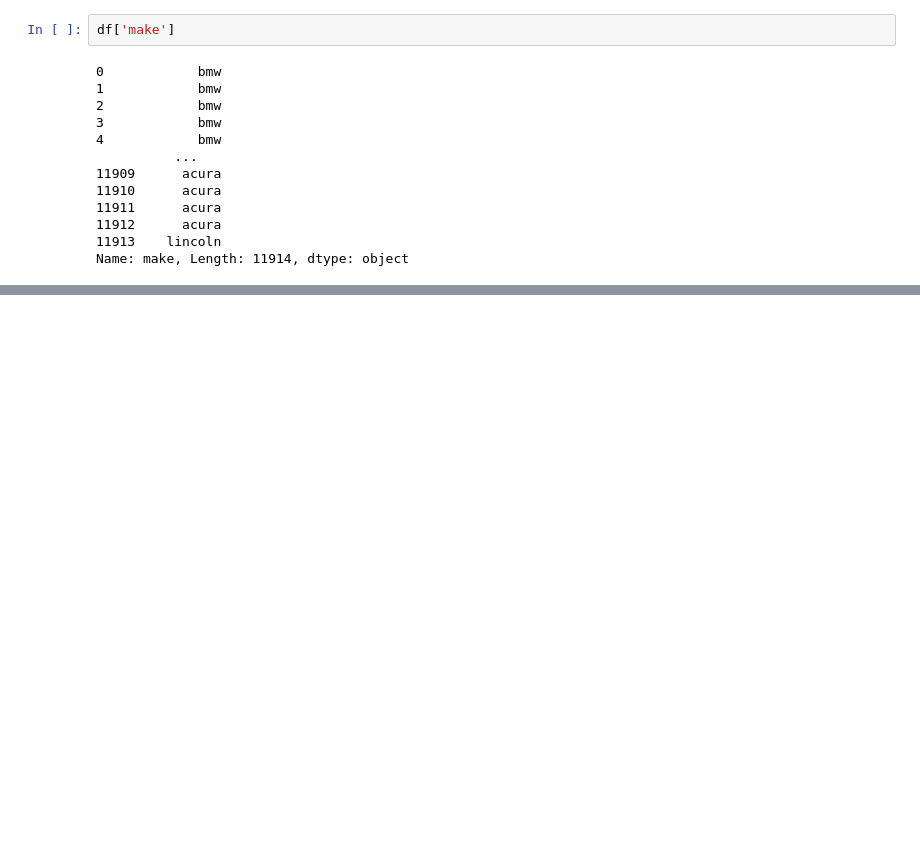
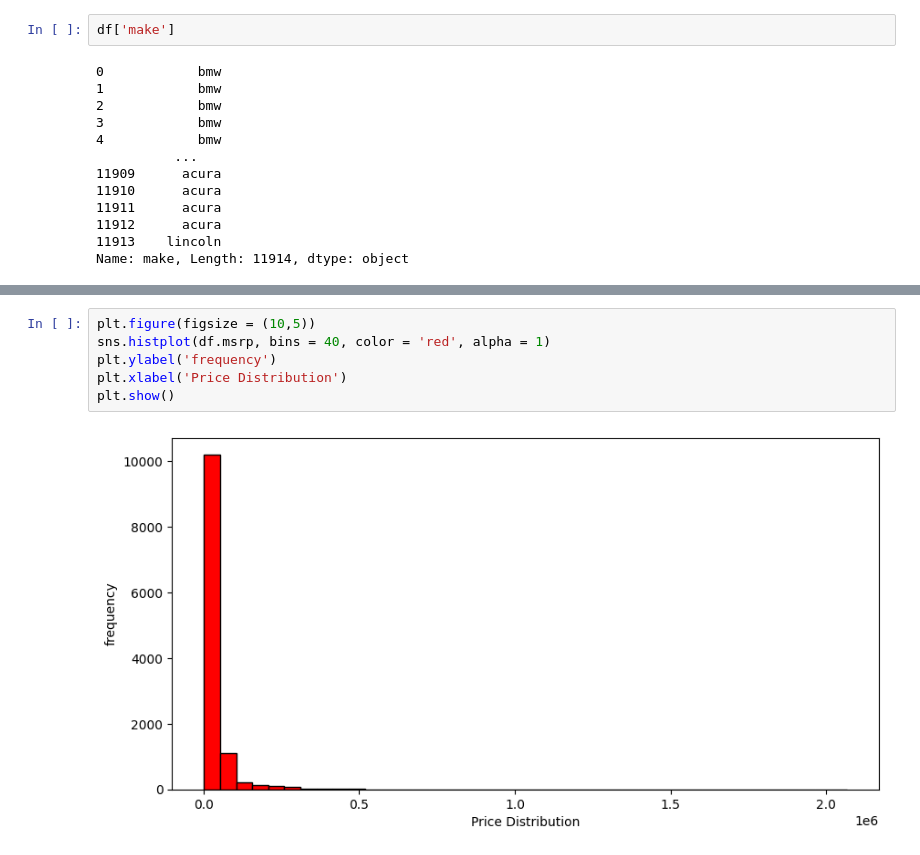
Before and after one commit to makanji/Machine_learning, a Jupyter notebook: machine_learning_intuition.ipynb, the cells around one changed output, grey strips where cells are left out. Cells and saved outputs as stored; diff of their text form; blank space fills up the shorter version.

```diff
--- a/machine_learning_intuition.ipynb
+++ b/machine_learning_intuition.ipynb
@@ -363,0 +206,8 @@ a.shape
+# %%
+plt.figure(figsize = (10,5))
+sns.histplot(df.msrp, bins = 40, color = 'red', alpha = 1)
+plt.ylabel('frequency')
+plt.xlabel('Price Distribution')
+plt.show()
+# %% [output]
+[figure, added]
```
Also changed, not shown: parts of 103 cells of this notebook.
